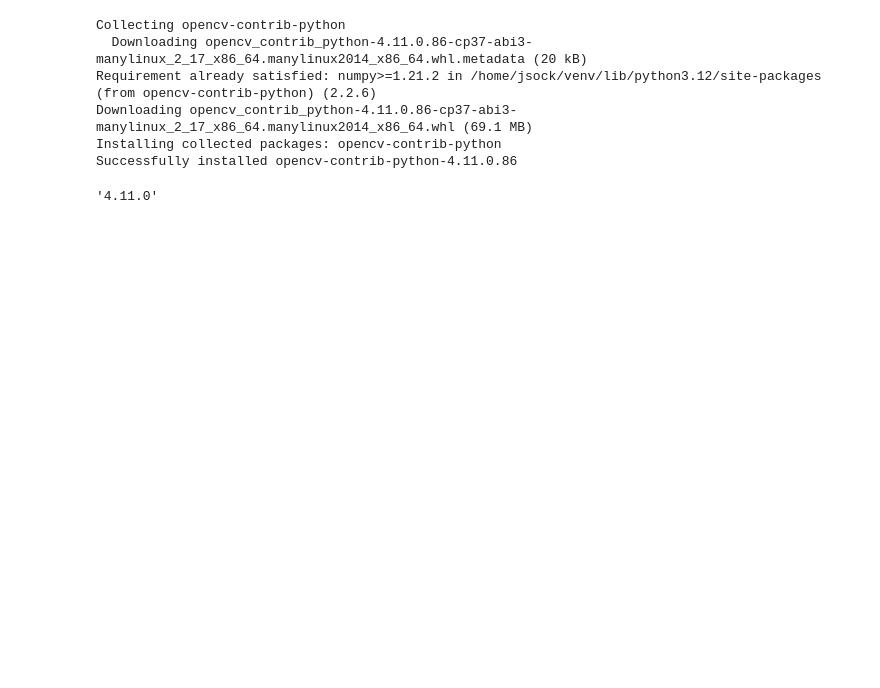
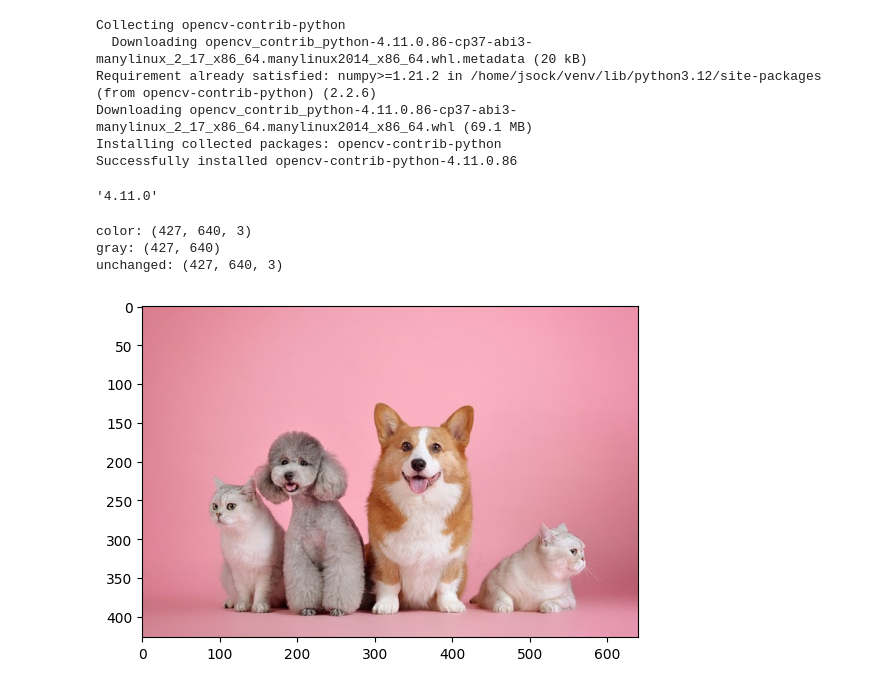
Before and after one commit to JJOK97/big-data-analyst, a Jupyter notebook: OpenCV/OpenCV.ipynb, the cells around one changed output. Drawn from its saved outputs; the diff is of its cells as text; code cells hidden in the pictures; blank space fills up the shorter version.

```diff
--- a/OpenCV/OpenCV.ipynb
+++ b/OpenCV/OpenCV.ipynb
@@ -26,0 +39,20 @@ cv2.destroyAllWindows # 모든 창 닫기
+# %%
+# 이미지 형태(크기) 확인
+print('color:', img_color.shape)
+print('gray:', img_gray.shape)
+print('unchanged:', img_unchanged.shape)
+
+# 행(세로, y축), 열(가로, x축), 채널
+# %% [output]
+color: (427, 640, 3)
+gray: (427, 640)
+unchanged: (427, 640, 3)
+# %%
+import  matplotlib.pyplot as plt
+img = cv2.imread('./data/pets.jpg', cv2.IMREAD_COLOR)
+img = cv2.cvtColor(img, cv2.COLOR_BGR2RGB)
+
+plt.imshow(img)
+plt.show()
+# %% [output]
+[figure, added]
```
Also changed, not shown: parts of 11 cells of this notebook.
